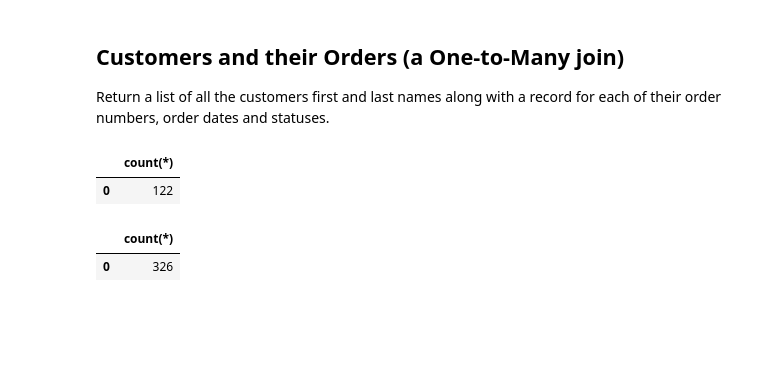
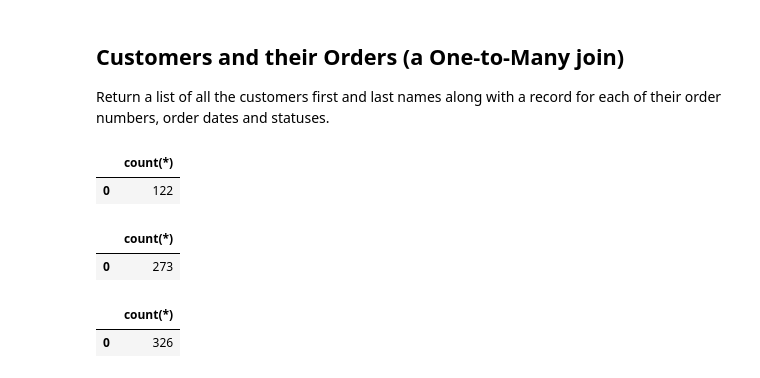
Before and after one commit to LearnCoTEMP1178/dsc-one-to-many-and-many-to-many-joins-lab-dc-ds-071519, a Jupyter notebook: index.ipynb, the cells around one changed output. Cells and saved outputs as stored; diff of their text form; code cells hidden in the pictures; blank space fills up the shorter version.

```diff
--- a/index.ipynb
+++ b/index.ipynb
@@ -93,6 +93,19 @@ df
 # %% [output]
 |  | count(*) |
 | 0 | 122 |
+# %%
+df = pd.DataFrame(
+    c.execute("""
+    SELECT count(*)
+    FROM payments
+""").fetchall()
+)
+df.columns = [x[0] for x in c.description]
+c.description
+df
+# %% [output]
+|  | count(*) |
+| 0 | 273 |
 # %%
 df = pd.DataFrame(
     c.execute("""
```
Also changed, not shown: parts of 1 cell of this notebook.
